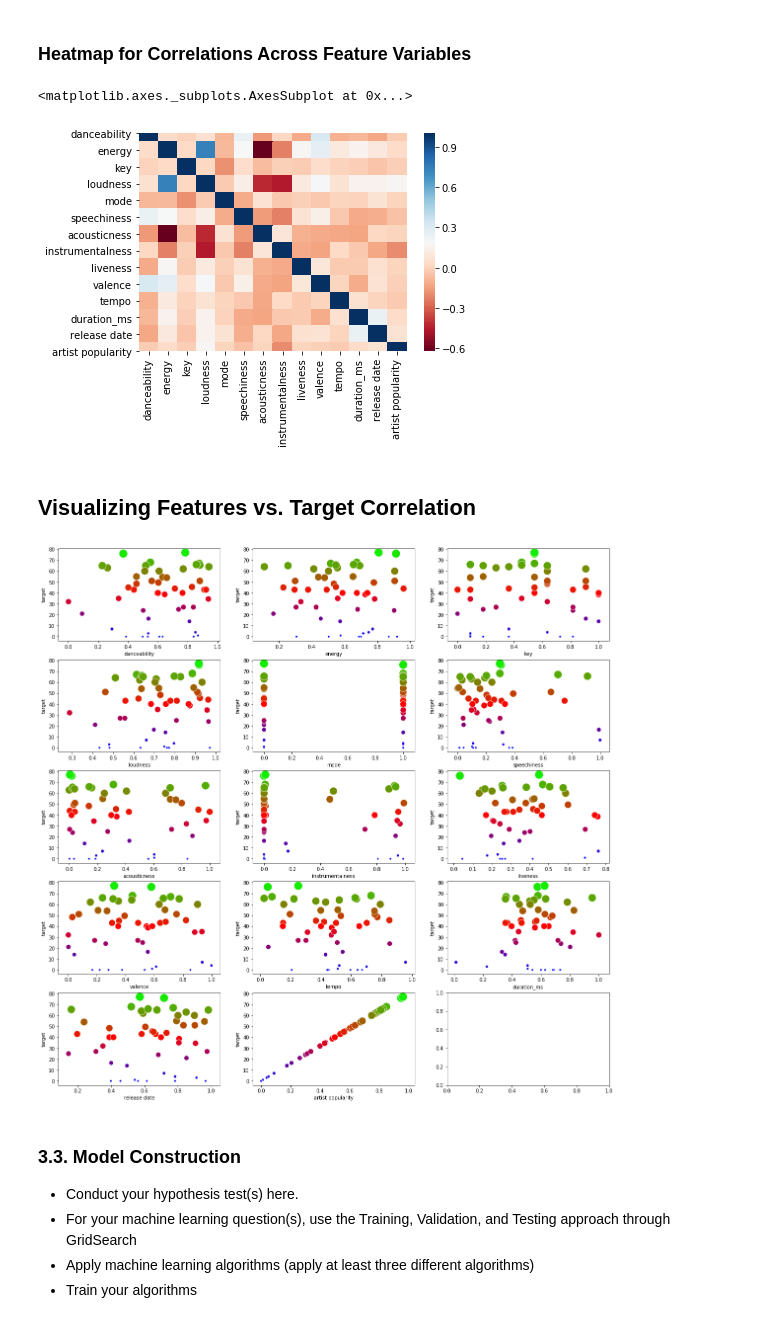
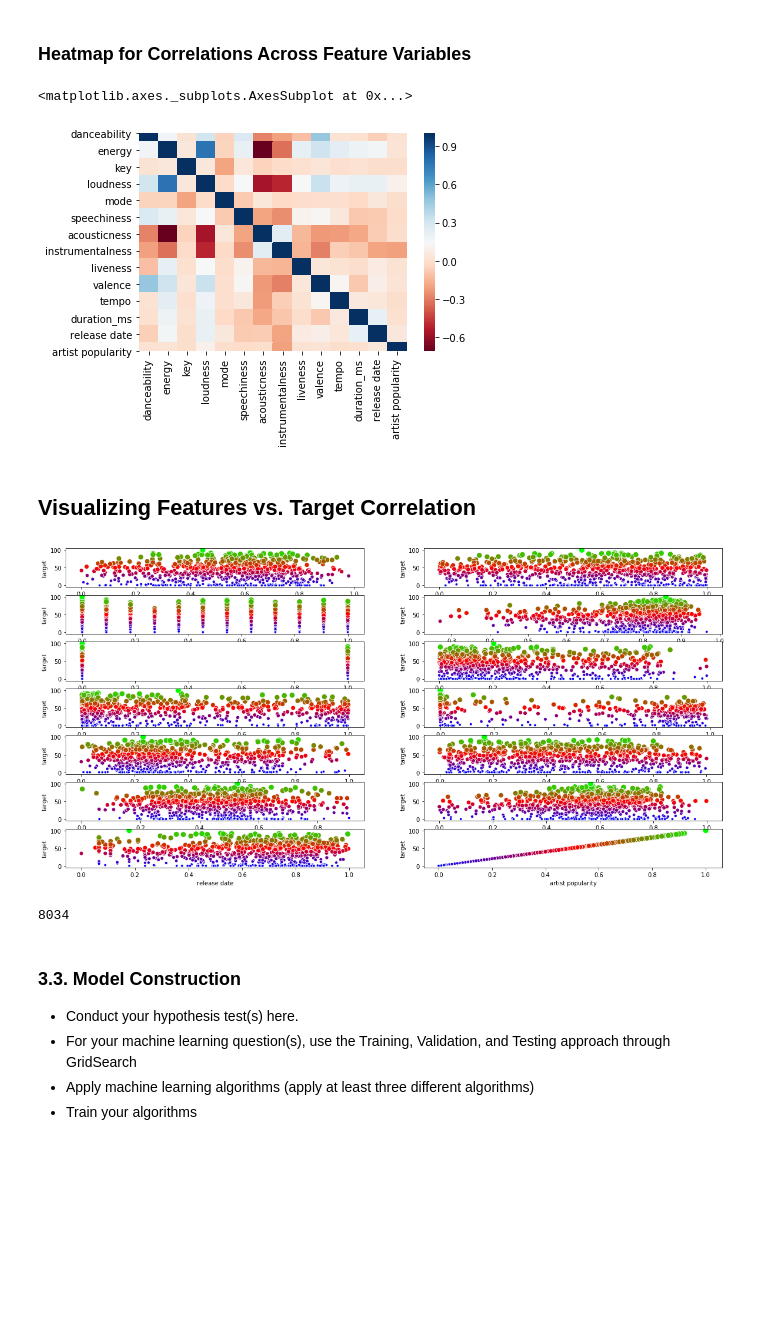
Before and after one commit to sam-zlota/DS3000-Final-Project, a Jupyter notebook: DS3000_FP4_Section02_Group7.ipynb, the cells around one changed output. Cells and saved outputs as stored; diff of their text form; code cells hidden in the pictures; blank space fills up the shorter version.

```diff
--- a/DS3000_FP4_Section02_Group7.ipynb
+++ b/DS3000_FP4_Section02_Group7.ipynb
@@ -291,7 +291,7 @@ for i in range(len(long_tails)):
 # %%
-for feature in features.columns:
+for feature in long_tails:
     x =  all_data_transformed[feature]
-    x = x[x.between(x.quantile(.05), x.quantile(.95))] # without outliers
+    x = x[x.between(x.quantile(0.025), x.quantile(.975))] # without outliers
     all_data_transformed[feature] = x
 all_data_transformed.dropna(inplace=True)
 # %% [markdown]
@@ -363,25 +363,32 @@ for i in range(len(feature_cols)):
 sns.heatmap(features.corr(), cmap ="RdBu")
 # %% [output]
 <matplotlib.axes._subplots.AxesSubplot at 0x...>
-[figure, old version]
+[figure, new version]
 # %% [markdown]
 ## Visualizing Features vs. Target Correlation
 # %%
 all_data_copy = features.copy()
 
 all_data_copy["target"] = target
 
-all_data_samp = all_data_copy.sample(50)
-fig, axs = plt.subplots(5, 3, figsize=(20, 20))
+all_data_samp = all_data_copy.sample(800)
+fig, axs = plt.subplots(7,2 , figsize=(20, 20))
 
 
 for i in range(len(feature_cols)):
-    sns.scatterplot(all_data_samp[feature_cols[i]], all_data_copy["target"],
-                    hue = all_data_copy["target"], size = all_data_samp["artist popularity"],
-                  sizes=(20,300),
-                    legend=False, palette="brg", ax=axs.flat[i])
+    sns.scatterplot(all_data_samp[feature_cols[i]], all_data_samp["target"],
+                   hue = all_data_copy["target"],
+                    size = all_data_samp["artist popularity"],
+                  sizes=(20,100),
+                    legend=False,
+                    palette="brg",
+                    ax=axs.flat[i])
 # %% [output]
-[figure, old version]
+[figure, new version]
+# %%
+len(features)
+# %% [output]
+8034
 # %% [markdown]
 ### 3.3. Model Construction
 * Conduct your hypothesis test(s) here.
```
Also changed, not shown: parts of 5 cells of this notebook.
